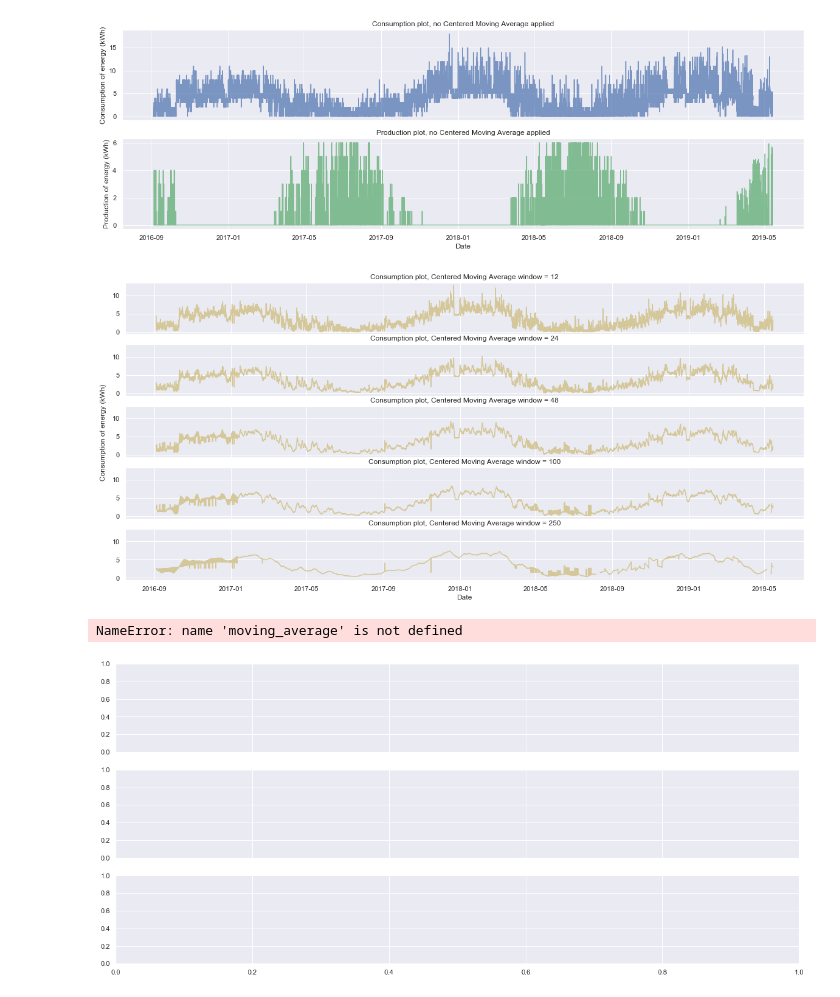
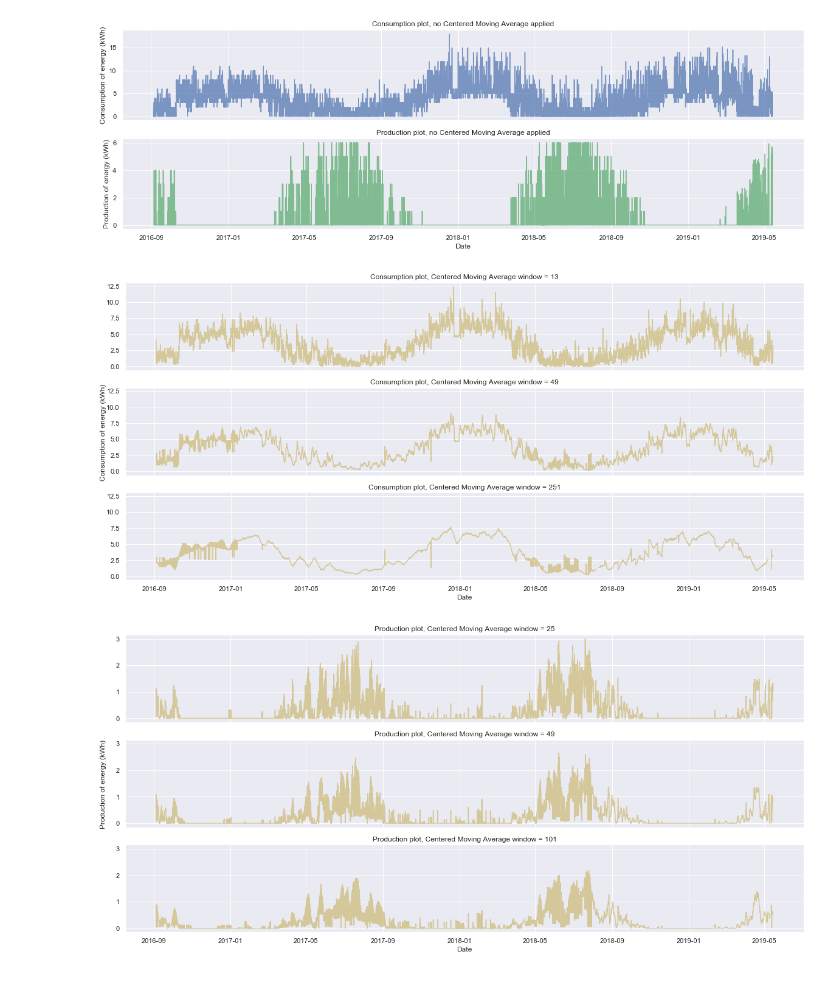
Before and after one commit to 4ug-aug/Otovo-OptimalControl, a Jupyter notebook: Smoothing.ipynb, the cells around one changed output. Drawn from its saved outputs; the diff is of its cells as text; code cells hidden in the pictures.

```diff
--- a/Smoothing.ipynb
+++ b/Smoothing.ipynb
@@ -121,29 +120,29 @@ plt.show()
 # %%
 plt.rcParams["figure.figsize"] = (20,9)
 sns.set(style="darkgrid")
 
-fig, ((ax1),(ax2), (ax3), (ax4), (ax5)) = plt.subplots(nrows=5, ncols = 1, sharex=True, sharey=True)
+fig, ((ax1),(ax2), (ax3)) = plt.subplots(nrows=3, ncols = 1, sharex=True, sharey=True)
 
-ax1.plot(moving_average(df_cons['num_kwh'],12).sort_index(), color='y', alpha=0.7)
-ax1.title.set_text('Consumption plot, Centered Moving Average window = 12')
+ax1.plot(moving_average(df_cons['num_kwh'],13).sort_index(), color='y', alpha=0.7)
+ax1.title.set_text('Consumption plot, Centered Moving Average window = 13')
 
-ax2.plot(moving_average(df_cons['num_kwh'],24).sort_index(), color='y', alpha=0.7)
-ax2.title.set_text('Consumption plot, Centered Moving Average window = 24')
+#ax2.plot(moving_average(df_cons['num_kwh'],24).sort_index(), color='y', alpha=0.7)
+#ax2.title.set_text('Consumption plot, Centered Moving Average window = 24')
 
-ax3.plot(moving_average(df_cons['num_kwh'],48).sort_index(), color='y', alpha=0.7)
-ax3.title.set_text('Consumption plot, Centered Moving Average window = 48')
+ax2.plot(moving_average(df_cons['num_kwh'],49).sort_index(), color='y', alpha=0.7)
+ax2.title.set_text('Consumption plot, Centered Moving Average window = 49')
 
-ax4.plot(moving_average(df_cons['num_kwh'],100).sort_index(), color='y', alpha=0.7)
-ax4.title.set_text('Consumption plot, Centered Moving Average window = 100')
+#ax4.plot(moving_average(df_cons['num_kwh'],100).sort_index(), color='y', alpha=0.7)
+#ax4.title.set_text('Consumption plot, Centered Moving Average window = 100')
 
-ax5.plot(moving_average(df_cons['num_kwh'],350).sort_index(), color='y', alpha=0.7)
-ax5.title.set_text('Consumption plot, Centered Moving Average window = 250')
+ax3.plot(moving_average(df_cons['num_kwh'],251).sort_index(), color='y', alpha=0.7)
+ax3.title.set_text('Consumption plot, Centered Moving Average window = 251')
 
 fig.text(.1, .5, 'Consumption of energy (kWh)', ha='center', va='center', rotation='vertical')
 plt.xlabel('Date')
 plt.show()
 # %% [output]
-[figure, old version]
+[figure, new version]
 # %%
 plt.rcParams["figure.figsize"] = (20,9)
 sns.set(style="darkgrid")
@@ -163,5 +162,4 @@ fig.text(.1, .5, 'Production of energy (kWh)', ha='center', va='center', rotatio
 plt.xlabel('Date')
 plt.show()
 # %% [output]
-NameError: name 'moving_average' is not defined
-[figure, old version]
+[figure, new version]
```
Also changed, not shown: parts of 13 cells of this notebook.
